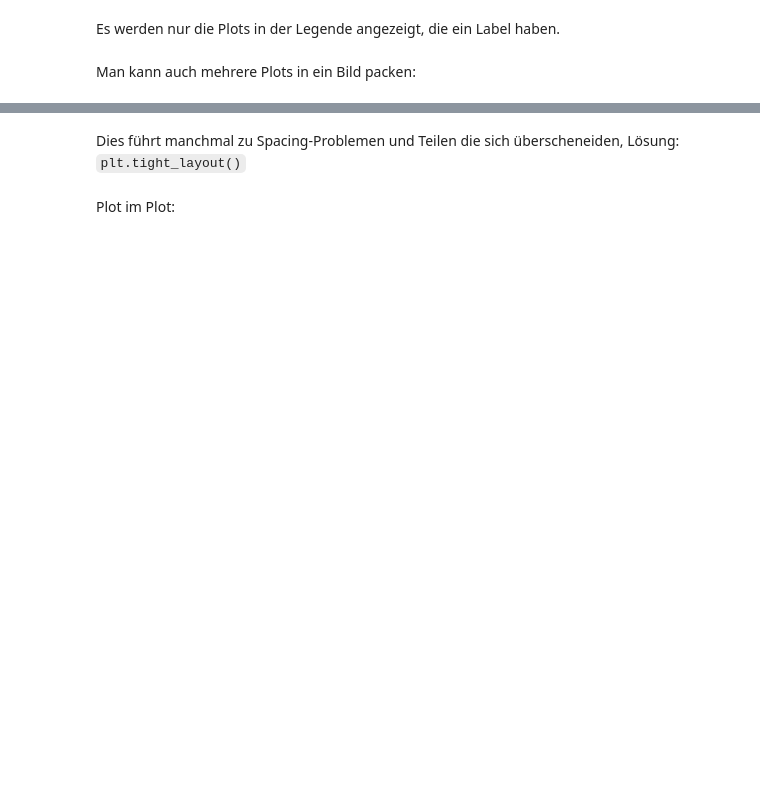
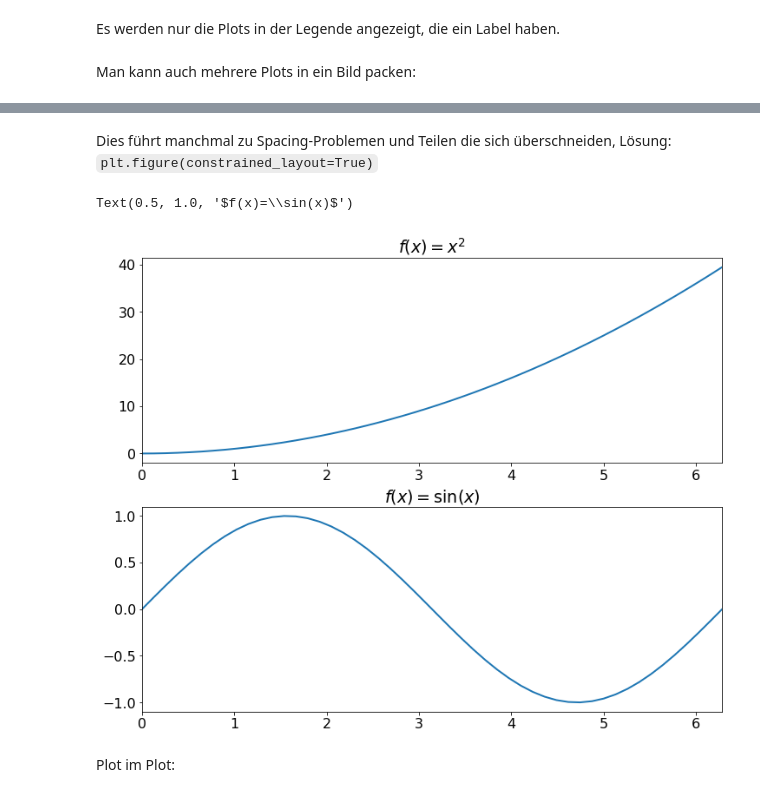
Before and after one commit to pep-dortmund/toolbox-workshop, a Jupyter notebook: python/matplotlib.ipynb, the cells around one changed output, grey strips where cells are left out. Cells and saved outputs as stored; diff of their text form; code cells hidden in the pictures; blank space fills up the shorter version.

Commit message:
tight_layout -> constrained_layout

```diff
--- a/python/matplotlib.ipynb
+++ b/python/matplotlib.ipynb
@@ -168,20 +211,23 @@ plt.xlim(0, 2 * np.pi)
 # %% [markdown]
-Dies führt manchmal zu Spacing-Problemen und Teilen die sich überscheneiden, Lösung: `plt.tight_layout()`
+Dies führt manchmal zu Spacing-Problemen und Teilen die sich überschneiden, Lösung: `plt.figure(constrained_layout=True)`
 # %%
 x = np.linspace(0, 2 * np.pi)
 
 # Anzahl Zeile, Anzahl Spalten, Nummer des Plots
+plt.figure(constrained_layout=True)
+
 plt.subplot(2, 1, 1)
 plt.plot(x, x**2)
 plt.xlim(0, 2 * np.pi)
 plt.title(r"$f(x)=x^2$")
 
 plt.subplot(2, 1, 2)
 plt.plot(x, np.sin(x))
 plt.xlim(0, 2 * np.pi)
 plt.title(r"$f(x)=\sin(x)$")
-
-plt.tight_layout()
+# %% [output]
+Text(0.5, 1.0, '$f(x)=\\sin(x)$')
+[figure, added]
 # %% [markdown]
 Plot im Plot:
 # %%
```
Also changed, not shown: parts of 24 cells of this notebook, 56 other files.
